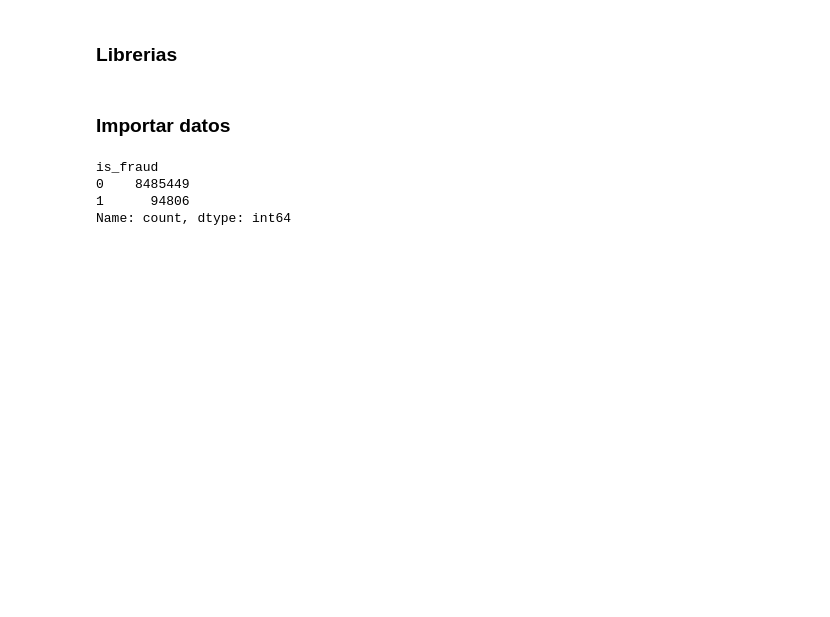
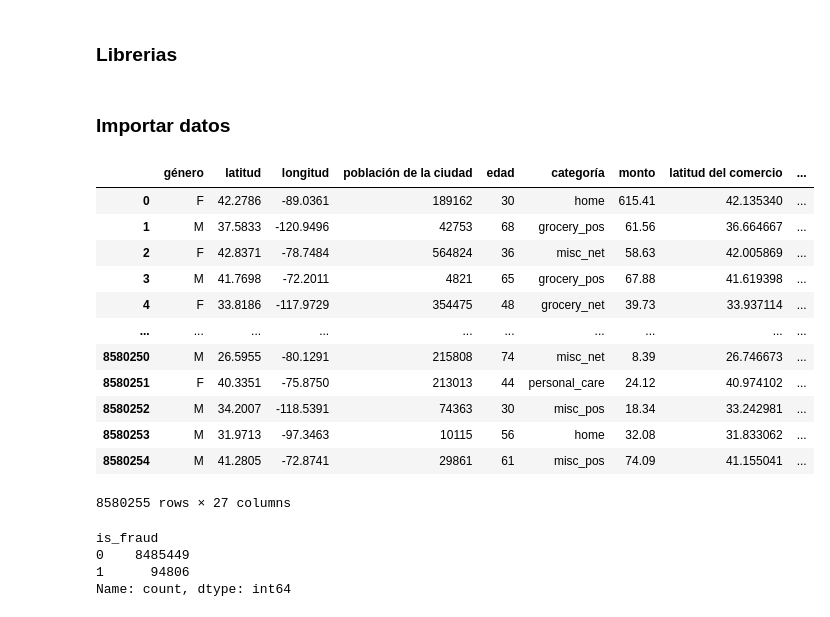
Before and after one commit to No-Country-simulation/equipo-s20-08-data, a Jupyter notebook: MODEL ML/model.ipynb, the cells around one changed output. Saved outputs shown, nothing was run; the diff lists cells and outputs as text; code cells hidden in the pictures; blank space fills up the shorter version.

```diff
--- a/MODEL ML/model.ipynb
+++ b/MODEL ML/model.ipynb
@@ -63,6 +62,22 @@ reemplazos = {
 }
 
 df.rename(columns=reemplazos, inplace=True)
+# %%
+df
+# %% [output]
+|  | género | latitud | longitud | población de la ciudad | edad | categoría | monto | latitud del comercio | ... |
+| 0 | F | 42.2786 | -89.0361 | 189162 | 30 | home | 615.41 | 42.135340 | ... |
+| 1 | M | 37.5833 | -120.9496 | 42753 | 68 | grocery_pos | 61.56 | 36.664667 | ... |
+| 2 | F | 42.8371 | -78.7484 | 564824 | 36 | misc_net | 58.63 | 42.005869 | ... |
+| 3 | M | 41.7698 | -72.2011 | 4821 | 65 | grocery_pos | 67.88 | 41.619398 | ... |
+| 4 | F | 33.8186 | -117.9729 | 354475 | 48 | grocery_net | 39.73 | 33.937114 | ... |
+| ... | ... | ... | ... | ... | ... | ... | ... | ... | ... |
+| 8580250 | M | 26.5955 | -80.1291 | 215808 | 74 | misc_net | 8.39 | 26.746673 | ... |
+| 8580251 | F | 40.3351 | -75.8750 | 213013 | 44 | personal_care | 24.12 | 40.974102 | ... |
+| 8580252 | M | 34.2007 | -118.5391 | 74363 | 30 | misc_pos | 18.34 | 33.242981 | ... |
+| 8580253 | M | 31.9713 | -97.3463 | 10115 | 56 | home | 32.08 | 31.833062 | ... |
+| 8580254 | M | 41.2805 | -72.8741 | 29861 | 61 | misc_pos | 74.09 | 41.155041 | ... |
+8580255 rows × 27 columns
 # %%
 df['is_fraud'].value_counts()
 # %% [output]
```
Also changed, not shown: parts of 12 cells of this notebook, 3 other files.
